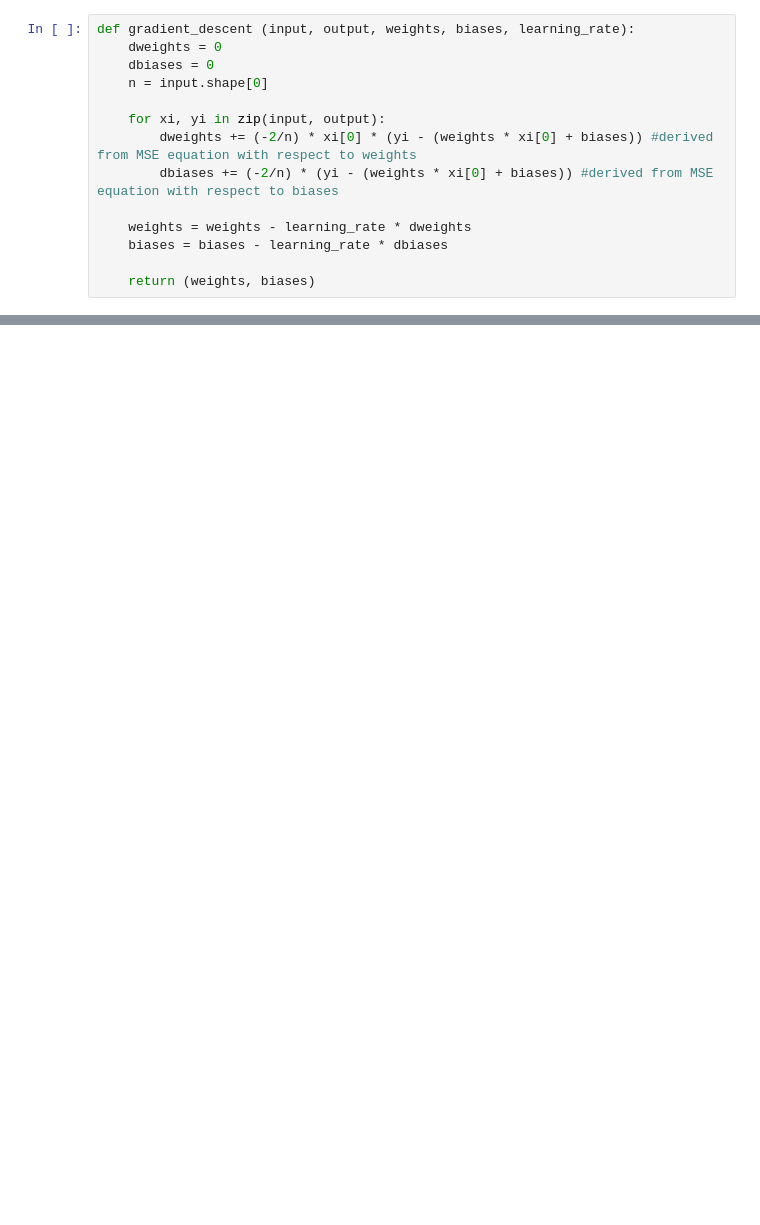
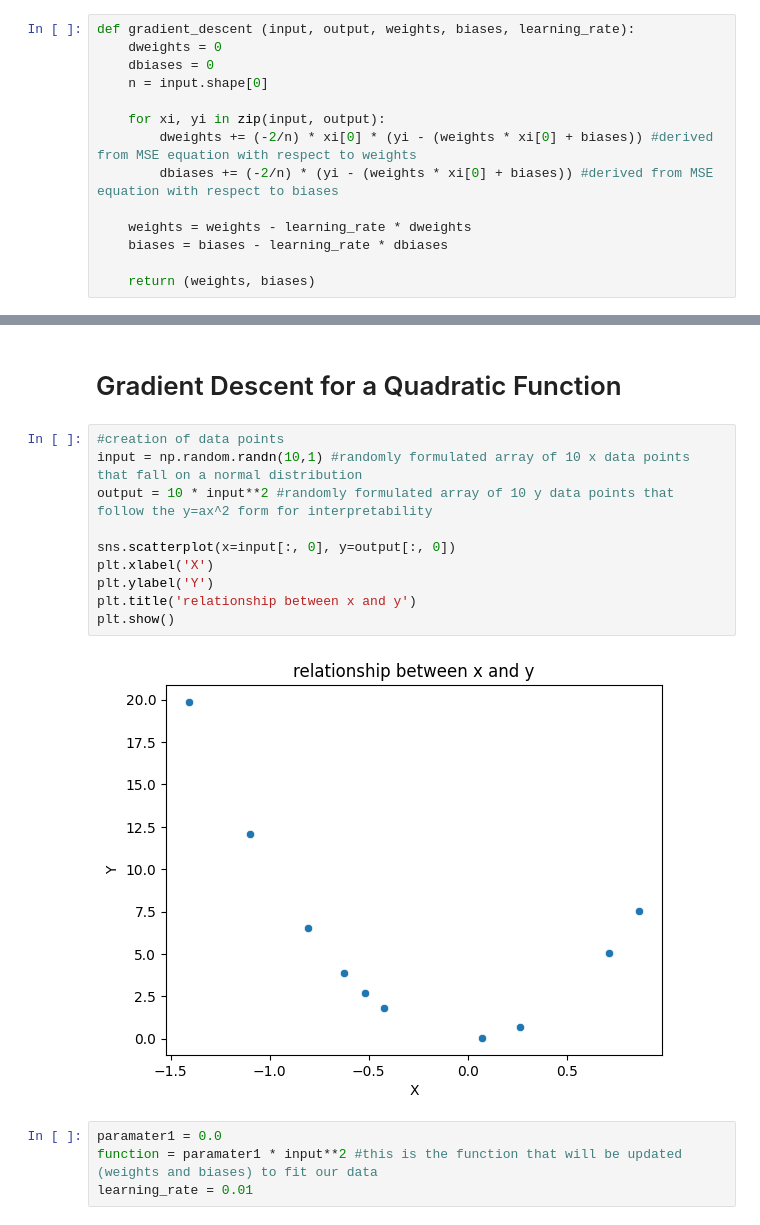
Before and after one commit to JaySakarvadia/implementing-gradient-descent, a Jupyter notebook: Implementing_Gradient_Descent.ipynb, the cells around one changed output, grey strips where cells are left out. Cells and saved outputs as stored; diff of their text form; blank space fills up the shorter version.

```diff
--- a/Implementing_Gradient_Descent.ipynb
+++ b/Implementing_Gradient_Descent.ipynb
@@ -82,0 +92,18 @@ Epoch: 399     Loss: [6.84431434e-08]     Weights: [10.00038576]      Biases: [4
+# %% [markdown]
+# Gradient Descent for a Quadratic Function
+# %%
+#creation of data points
+input = np.random.randn(10,1) #randomly formulated array of 10 x data points that fall on a normal distribution
+output = 10 * input**2 #randomly formulated array of 10 y data points that follow the y=ax^2 form for interpretability
+
+sns.scatterplot(x=input[:, 0], y=output[:, 0])
+plt.xlabel('X')
+plt.ylabel('Y')
+plt.title('relationship between x and y')
+plt.show()
+# %% [output]
+[figure, added]
+# %%
+paramater1 = 0.0
+function = paramater1 * input**2 #this is the function that will be updated (weights and biases) to fit our data
+learning_rate = 0.01
```
Also changed, not shown: parts of 8 cells of this notebook.
